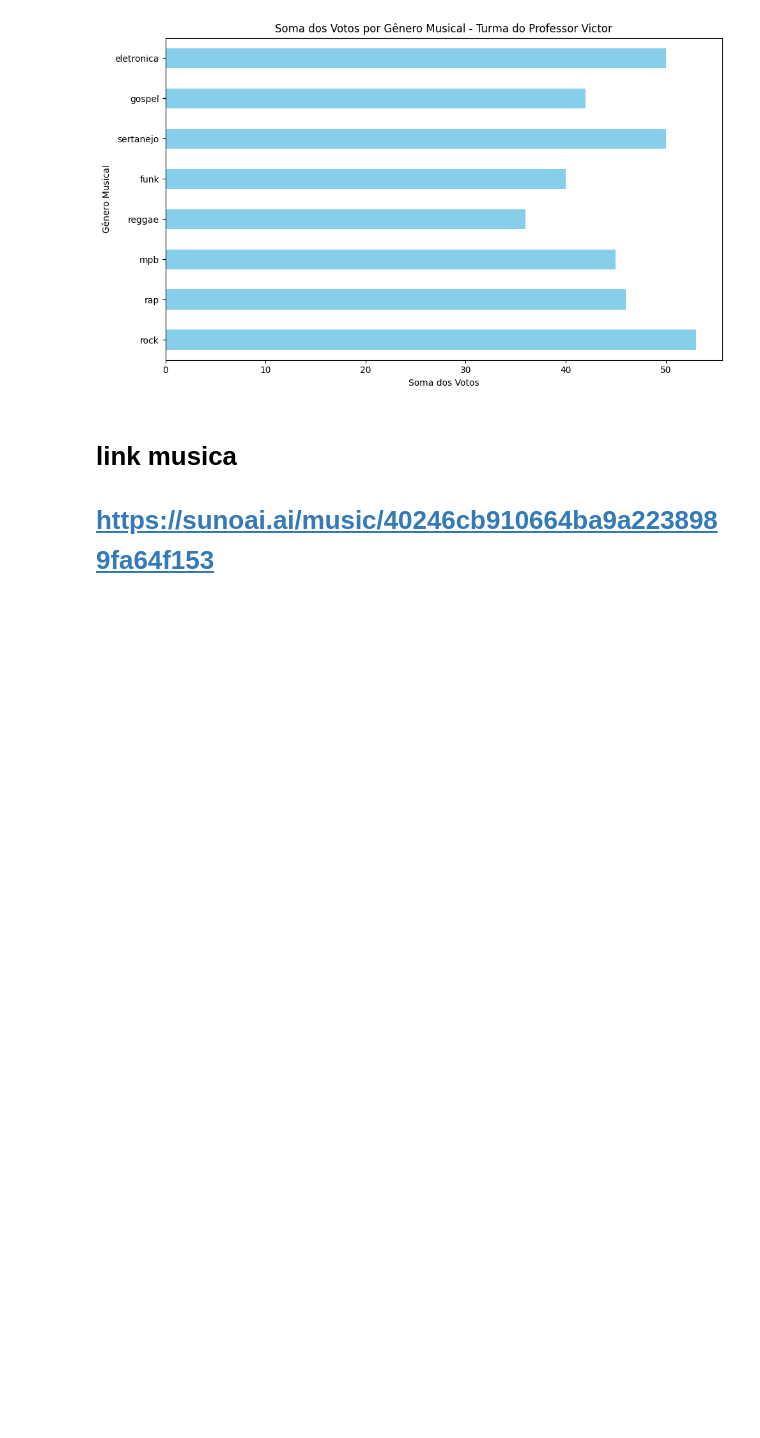
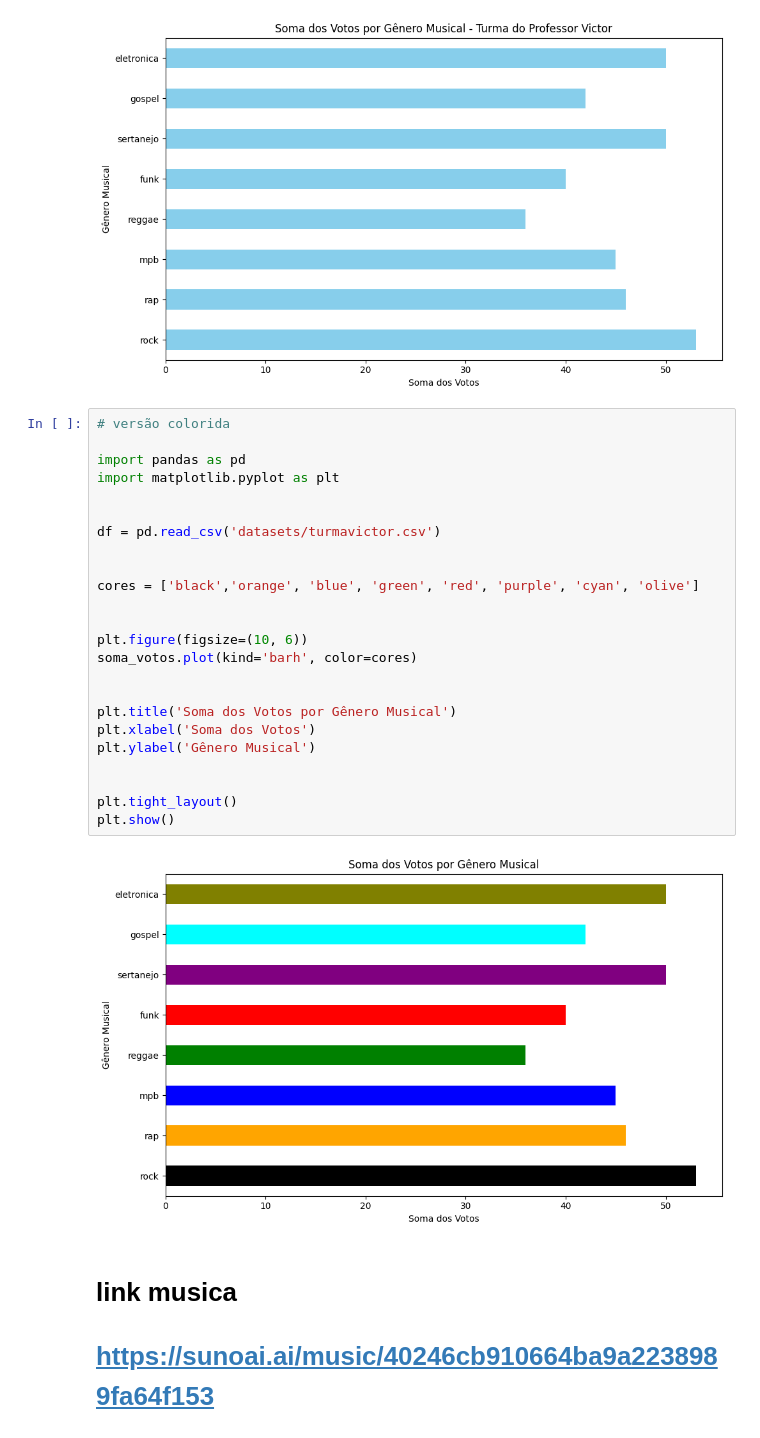
Before and after one commit to rafaelflorentinobarbosa/projetoMusical, a Jupyter notebook: turmaVictor.ipynb, the cells around one changed output. Drawn from its saved outputs; the diff is of its cells as text; blank space fills up the shorter version.

Commit message:
ajuste das cores do gráfico genero musical

```diff
--- a/turmaVictor.ipynb
+++ b/turmaVictor.ipynb
@@ -44,6 +45,32 @@ plt.show()
 plt.show()
 # %% [output]
 [figure]
+# %%
+# versão colorida
+
+import pandas as pd
+import matplotlib.pyplot as plt
+
+
+df = pd.read_csv('datasets/turmavictor.csv')
+
+
+cores = ['black','orange', 'blue', 'green', 'red', 'purple', 'cyan', 'olive']
+
+
+plt.figure(figsize=(10, 6))
+soma_votos.plot(kind='barh', color=cores)
+
+
+plt.title('Soma dos Votos por Gênero Musical')
+plt.xlabel('Soma dos Votos')
+plt.ylabel('Gênero Musical')
+
+
+plt.tight_layout()
+plt.show()
+# %% [output]
+[figure, added]
 # %% [markdown]
 # link musica
 # https://sunoai.ai/music/40246cb910664ba9a2238989fa64f153
```
Also changed, not shown: parts of 1 cell of this notebook.
